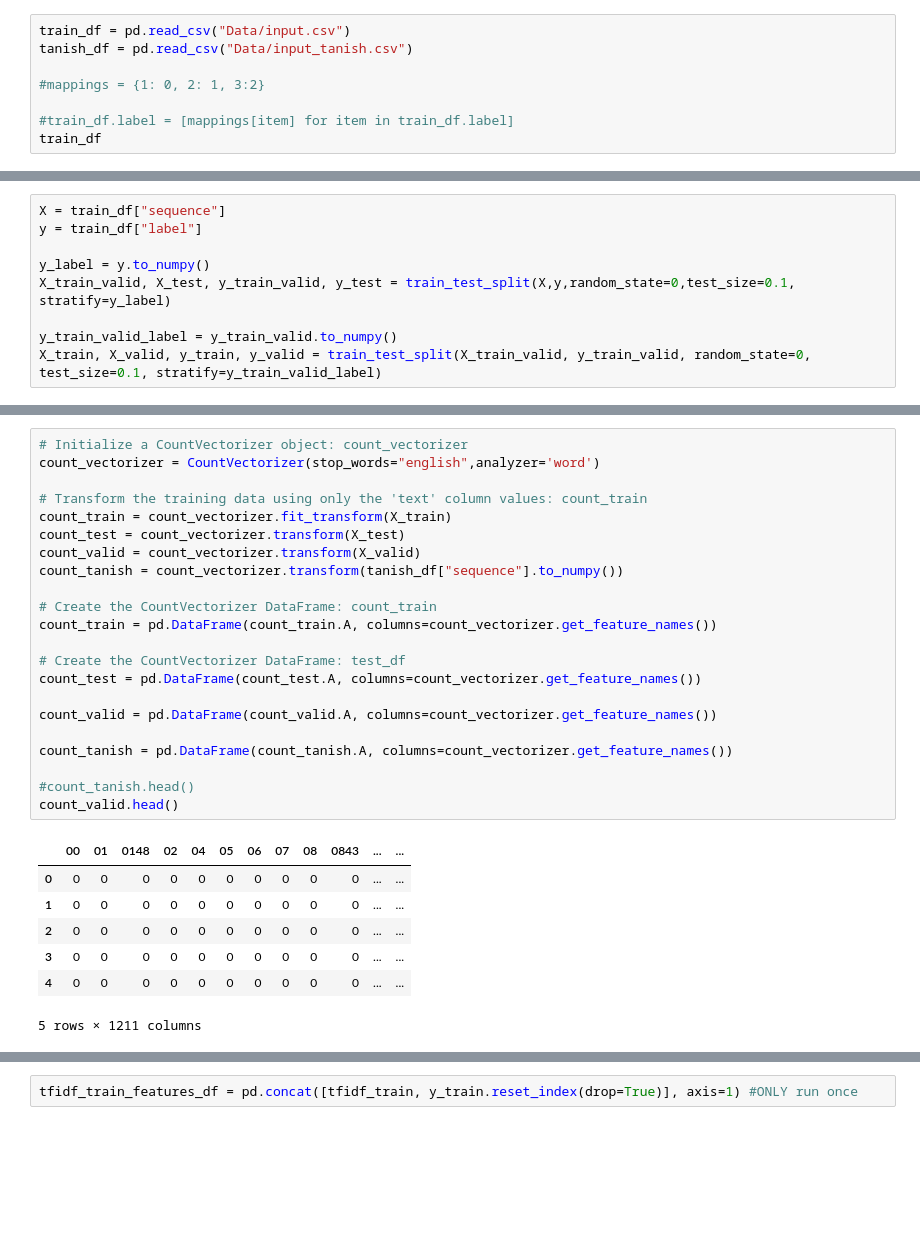
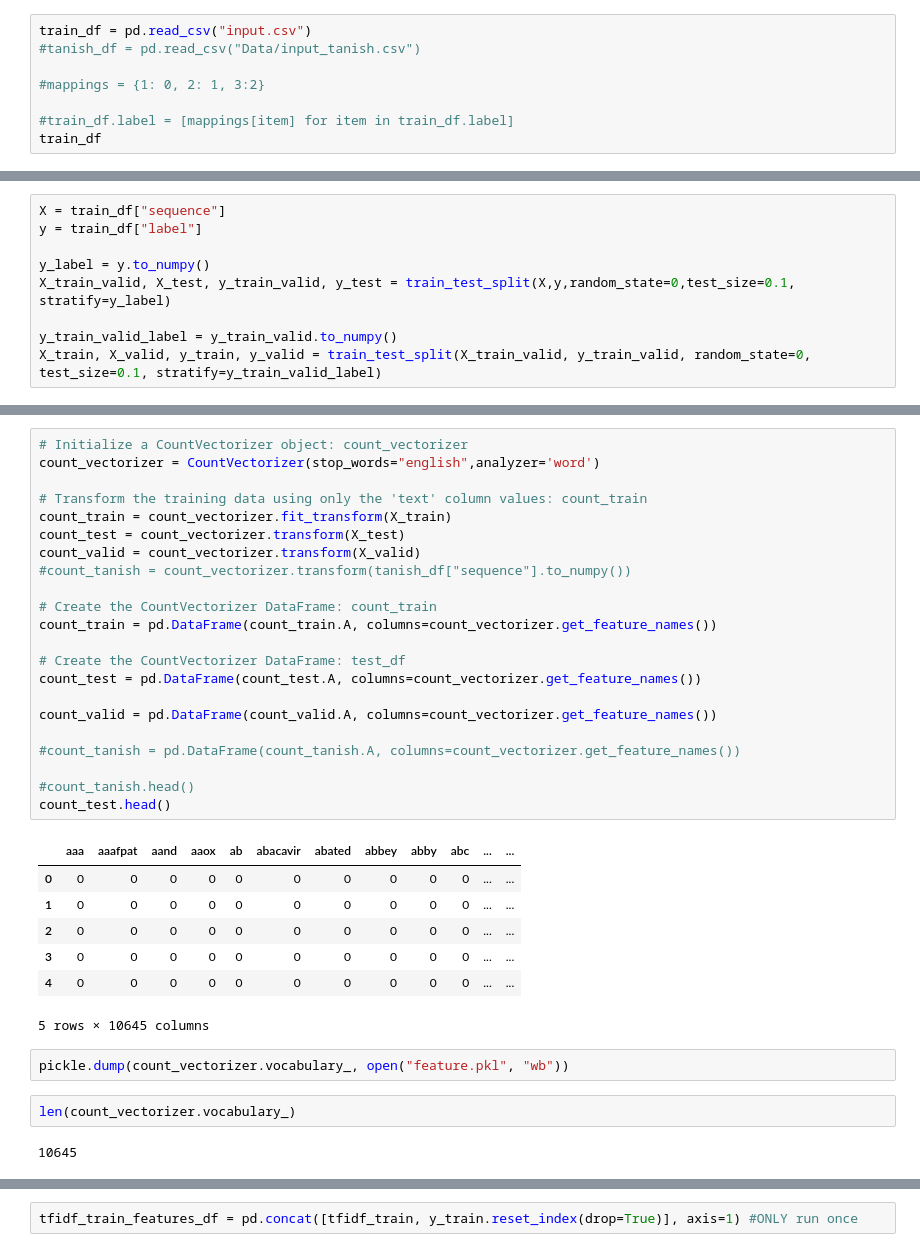
Before and after one commit to anaconda121/NeuraHealth, a Jupyter notebook: Modeling/Logistic_Regression_SVM_Random_Forest_with_TFIDF.ipynb, the cells around one changed output, grey strips where cells are left out. Drawn from its saved outputs; the diff is of its cells as text; blank space fills up the shorter version.

```diff
--- a/Modeling/Logistic_Regression_SVM_Random_Forest_with_TFIDF.ipynb
+++ b/Modeling/Logistic_Regression_SVM_Random_Forest_with_TFIDF.ipynb
@@ -26,8 +28,8 @@ from collections import Counter
 import warnings
 warnings.filterwarnings('ignore')
 # %%
-train_df = pd.read_csv("Data/input.csv")
-tanish_df = pd.read_csv("Data/input_tanish.csv")
+train_df = pd.read_csv("input.csv")
+#tanish_df = pd.read_csv("Data/input_tanish.csv")
 
 #mappings = {1: 0, 2: 1, 3:2}
 
@@ -126,32 +91,38 @@ dtype: int64
 # %%
 # Initialize a CountVectorizer object: count_vectorizer
 count_vectorizer = CountVectorizer(stop_words="english",analyzer='word')
 
 # Transform the training data using only the 'text' column values: count_train
 count_train = count_vectorizer.fit_transform(X_train)
 count_test = count_vectorizer.transform(X_test)
 count_valid = count_vectorizer.transform(X_valid)
-count_tanish = count_vectorizer.transform(tanish_df["sequence"].to_numpy())
+#count_tanish = count_vectorizer.transform(tanish_df["sequence"].to_numpy())
 
 # Create the CountVectorizer DataFrame: count_train
 count_train = pd.DataFrame(count_train.A, columns=count_vectorizer.get_feature_names())
 
 # Create the CountVectorizer DataFrame: test_df
 count_test = pd.DataFrame(count_test.A, columns=count_vectorizer.get_feature_names())
 
 count_valid = pd.DataFrame(count_valid.A, columns=count_vectorizer.get_feature_names())
 
-count_tanish = pd.DataFrame(count_tanish.A, columns=count_vectorizer.get_feature_names())
+#count_tanish = pd.DataFrame(count_tanish.A, columns=count_vectorizer.get_feature_names())
 
 #count_tanish.head()
-count_valid.head()
+count_test.head()
 # %% [output]
-|  | 00 | 01 | 0148 | 02 | 04 | 05 | 06 | 07 | 08 | 0843 | ... | ... |
+|  | aaa | aaafpat | aand | aaox | ab | abacavir | abated | abbey | abby | abc | ... | ... |
 | 0 | 0 | 0 | 0 | 0 | 0 | 0 | 0 | 0 | 0 | 0 | ... | ... |
 | 1 | 0 | 0 | 0 | 0 | 0 | 0 | 0 | 0 | 0 | 0 | ... | ... |
 | 2 | 0 | 0 | 0 | 0 | 0 | 0 | 0 | 0 | 0 | 0 | ... | ... |
 | 3 | 0 | 0 | 0 | 0 | 0 | 0 | 0 | 0 | 0 | 0 | ... | ... |
 | 4 | 0 | 0 | 0 | 0 | 0 | 0 | 0 | 0 | 0 | 0 | ... | ... |
-5 rows × 1211 columns
+5 rows × 10645 columns
+# %%
+pickle.dump(count_vectorizer.vocabulary_, open("feature.pkl", "wb"))
+# %%
+len(count_vectorizer.vocabulary_)
+# %% [output]
+10645
 # %%
 tfidf_vectorizer = TfidfVectorizer(stop_words="english",analyzer='word')
```
Also changed, not shown: parts of 34 cells of this notebook.
